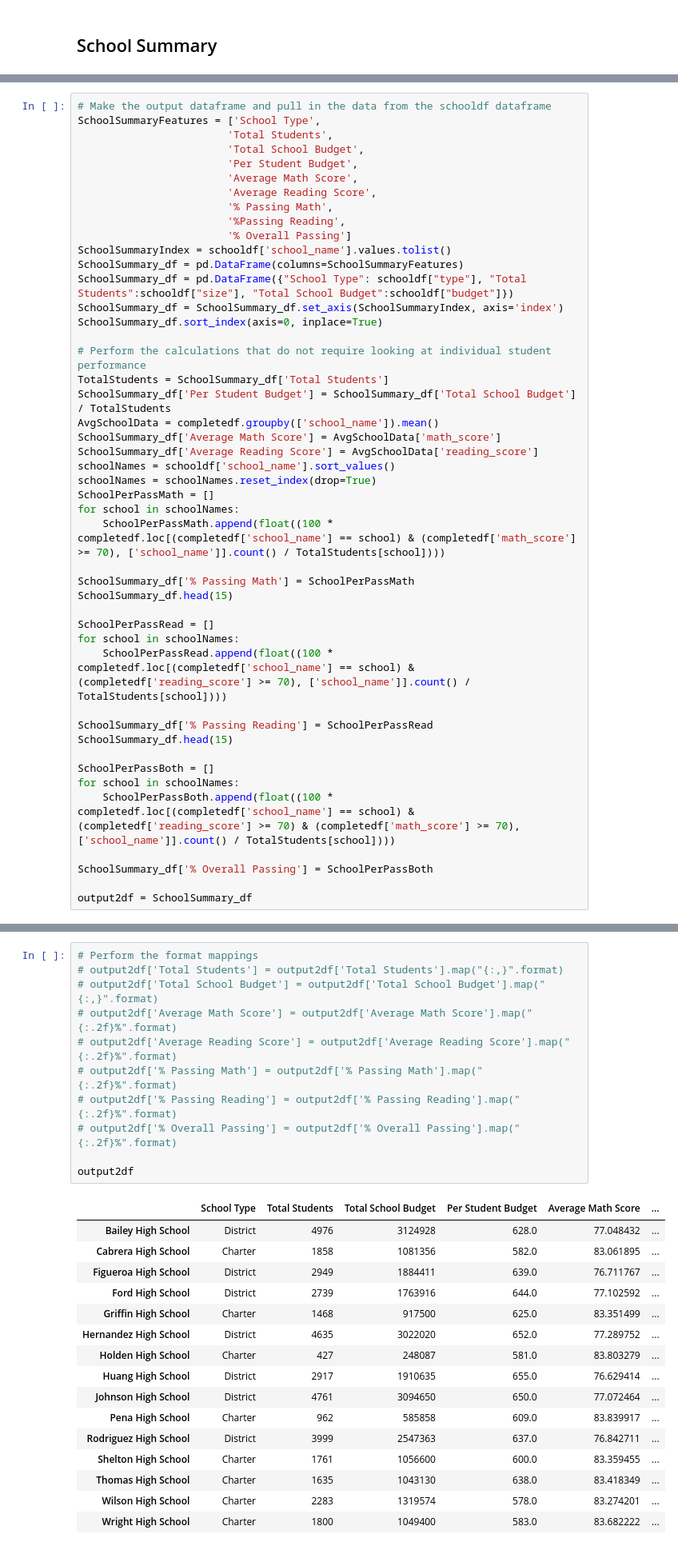
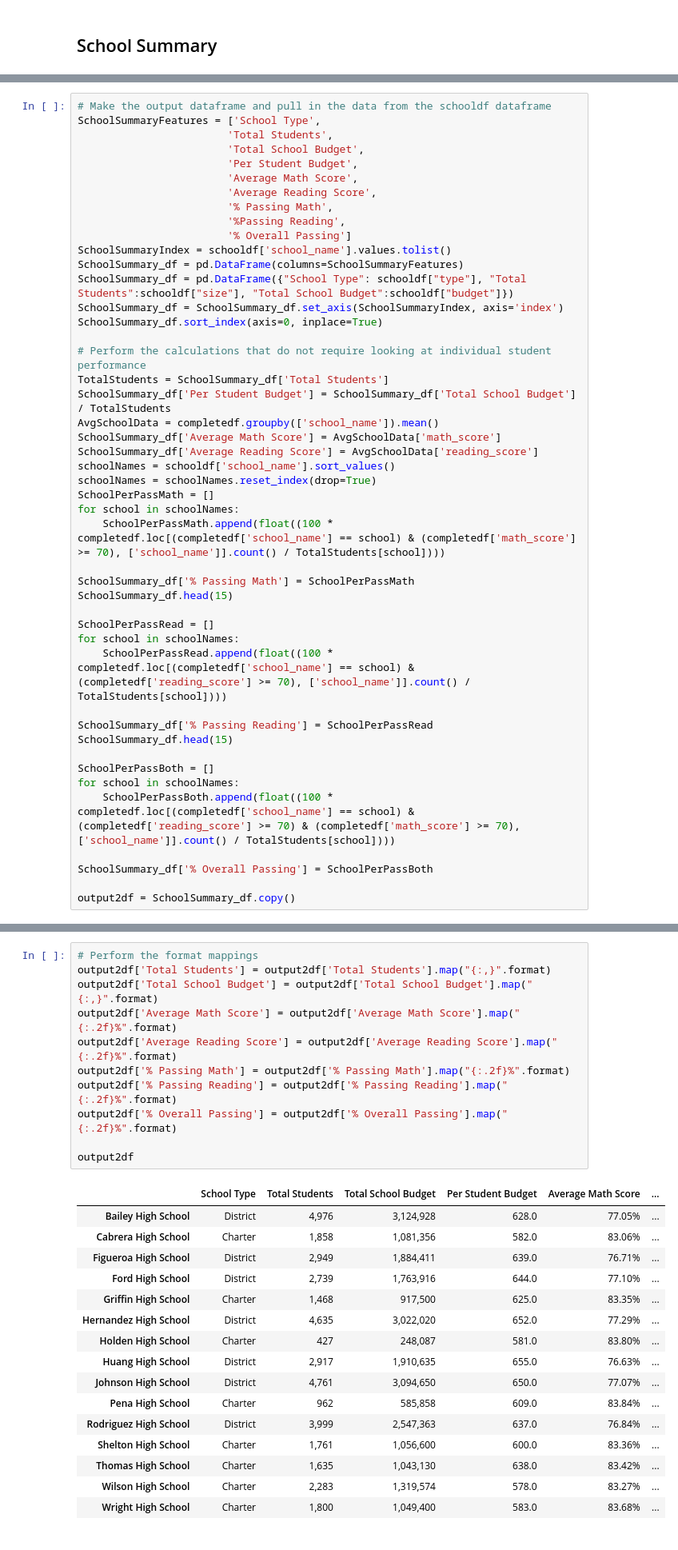
Before and after one commit to BananasFoster623/pandas-challenge, a Jupyter notebook: PyCitySchools/PyCitySchools.ipynb, the cells around one changed output, grey strips where cells are left out. Shown: that part at 80% size. Cells and saved outputs as stored; diff of their text form.

Commit message:
Completed the format mapping. Project is complete at this stage, but I will probably update comments for clairity prior to submission.

```diff
--- a/PyCitySchools/PyCitySchools.ipynb
+++ b/PyCitySchools/PyCitySchools.ipynb
@@ -150,4 +150,4 @@ for school in schoolNames:
 
 SchoolSummary_df['% Overall Passing'] = SchoolPerPassBoth
 
-output2df = SchoolSummary_df
+output2df = SchoolSummary_df.copy()
@@ -154,31 +167,31 @@ output2df = SchoolSummary_df
 # %%
 # Perform the format mappings
-# output2df['Total Students'] = output2df['Total Students'].map("{:,}".format)
-# output2df['Total School Budget'] = output2df['Total School Budget'].map("{:,}".format)
-# output2df['Average Math Score'] = output2df['Average Math Score'].map("{:.2f}%".format)
-# output2df['Average Reading Score'] = output2df['Average Reading Score'].map("{:.2f}%".format)
-# output2df['% Passing Math'] = output2df['% Passing Math'].map("{:.2f}%".format)
-# output2df['% Passing Reading'] = output2df['% Passing Reading'].map("{:.2f}%".format)
-# output2df['% Overall Passing'] = output2df['% Overall Passing'].map("{:.2f}%".format)
+output2df['Total Students'] = output2df['Total Students'].map("{:,}".format)
+output2df['Total School Budget'] = output2df['Total School Budget'].map("{:,}".format)
+output2df['Average Math Score'] = output2df['Average Math Score'].map("{:.2f}%".format)
+output2df['Average Reading Score'] = output2df['Average Reading Score'].map("{:.2f}%".format)
+output2df['% Passing Math'] = output2df['% Passing Math'].map("{:.2f}%".format)
+output2df['% Passing Reading'] = output2df['% Passing Reading'].map("{:.2f}%".format)
+output2df['% Overall Passing'] = output2df['% Overall Passing'].map("{:.2f}%".format)
 
 output2df
 # %% [output]
 |  | School Type | Total Students | Total School Budget | Per Student Budget | Average Math Score | ... |
-| Bailey High School | District | 4976 | 3124928 | 628.0 | 77.048432 | ... |
-| Cabrera High School | Charter | 1858 | 1081356 | 582.0 | 83.061895 | ... |
-| Figueroa High School | District | 2949 | 1884411 | 639.0 | 76.711767 | ... |
-| Ford High School | District | 2739 | 1763916 | 644.0 | 77.102592 | ... |
-| Griffin High School | Charter | 1468 | 917500 | 625.0 | 83.351499 | ... |
-| Hernandez High School | District | 4635 | 3022020 | 652.0 | 77.289752 | ... |
-| Holden High School | Charter | 427 | 248087 | 581.0 | 83.803279 | ... |
-| Huang High School | District | 2917 | 1910635 | 655.0 | 76.629414 | ... |
-| Johnson High School | District | 4761 | 3094650 | 650.0 | 77.072464 | ... |
-| Pena High School | Charter | 962 | 585858 | 609.0 | 83.839917 | ... |
-| Rodriguez High School | District | 3999 | 2547363 | 637.0 | 76.842711 | ... |
-| Shelton High School | Charter | 1761 | 1056600 | 600.0 | 83.359455 | ... |
-| Thomas High School | Charter | 1635 | 1043130 | 638.0 | 83.418349 | ... |
-| Wilson High School | Charter | 2283 | 1319574 | 578.0 | 83.274201 | ... |
-| Wright High School | Charter | 1800 | 1049400 | 583.0 | 83.682222 | ... |
+| Bailey High School | District | 4,976 | 3,124,928 | 628.0 | 77.05% | ... |
+| Cabrera High School | Charter | 1,858 | 1,081,356 | 582.0 | 83.06% | ... |
+| Figueroa High School | District | 2,949 | 1,884,411 | 639.0 | 76.71% | ... |
+| Ford High School | District | 2,739 | 1,763,916 | 644.0 | 77.10% | ... |
+| Griffin High School | Charter | 1,468 | 917,500 | 625.0 | 83.35% | ... |
+| Hernandez High School | District | 4,635 | 3,022,020 | 652.0 | 77.29% | ... |
+| Holden High School | Charter | 427 | 248,087 | 581.0 | 83.80% | ... |
+| Huang High School | District | 2,917 | 1,910,635 | 655.0 | 76.63% | ... |
+| Johnson High School | District | 4,761 | 3,094,650 | 650.0 | 77.07% | ... |
+| Pena High School | Charter | 962 | 585,858 | 609.0 | 83.84% | ... |
+| Rodriguez High School | District | 3,999 | 2,547,363 | 637.0 | 76.84% | ... |
+| Shelton High School | Charter | 1,761 | 1,056,600 | 600.0 | 83.36% | ... |
+| Thomas High School | Charter | 1,635 | 1,043,130 | 638.0 | 83.42% | ... |
+| Wilson High School | Charter | 2,283 | 1,319,574 | 578.0 | 83.27% | ... |
+| Wright High School | Charter | 1,800 | 1,049,400 | 583.0 | 83.68% | ... |
 # %% [markdown]
 ## Top Performing Schools (By % Overall Passing)
 # %% [markdown]
```
Also changed, not shown: parts of 17 cells of this notebook.
